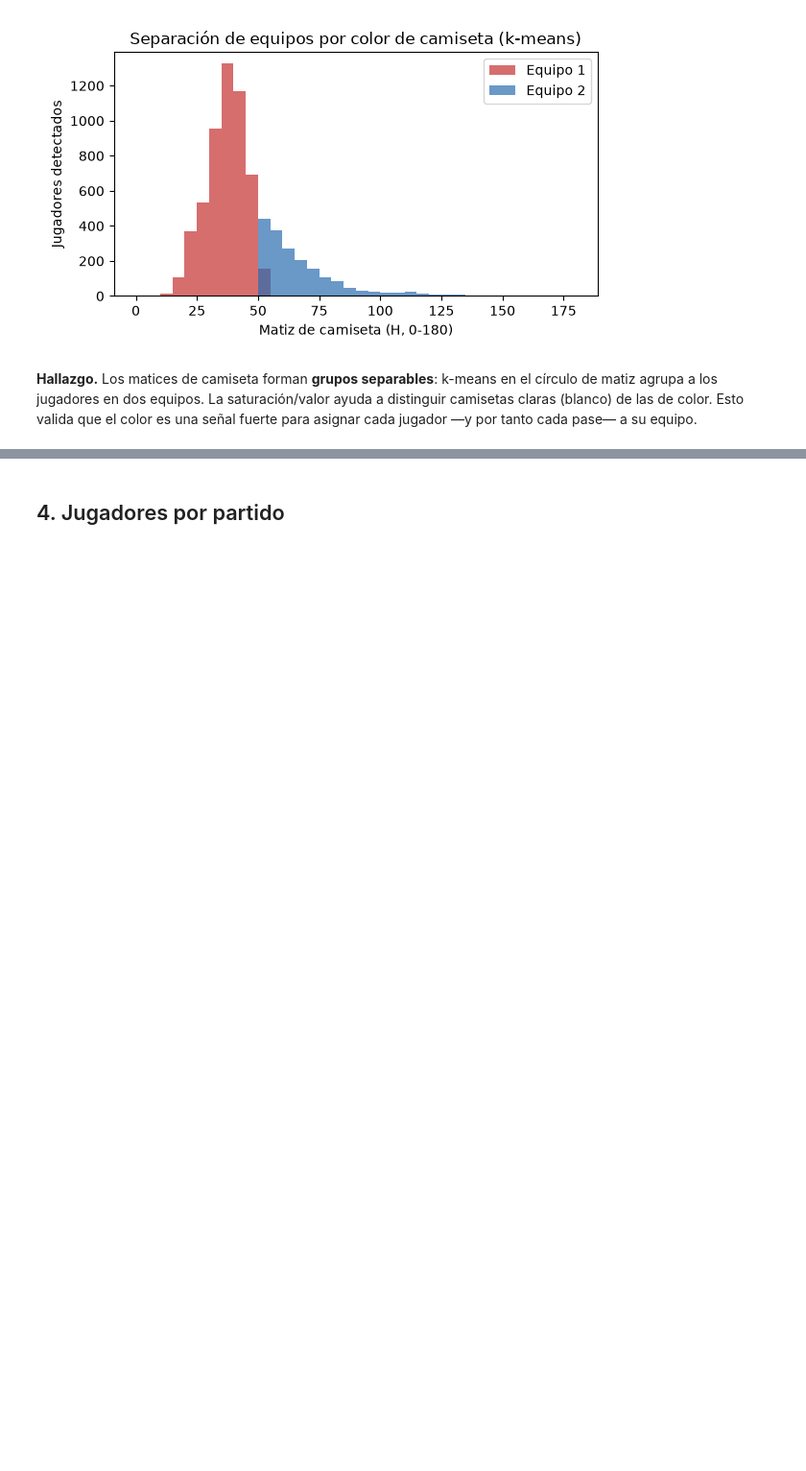
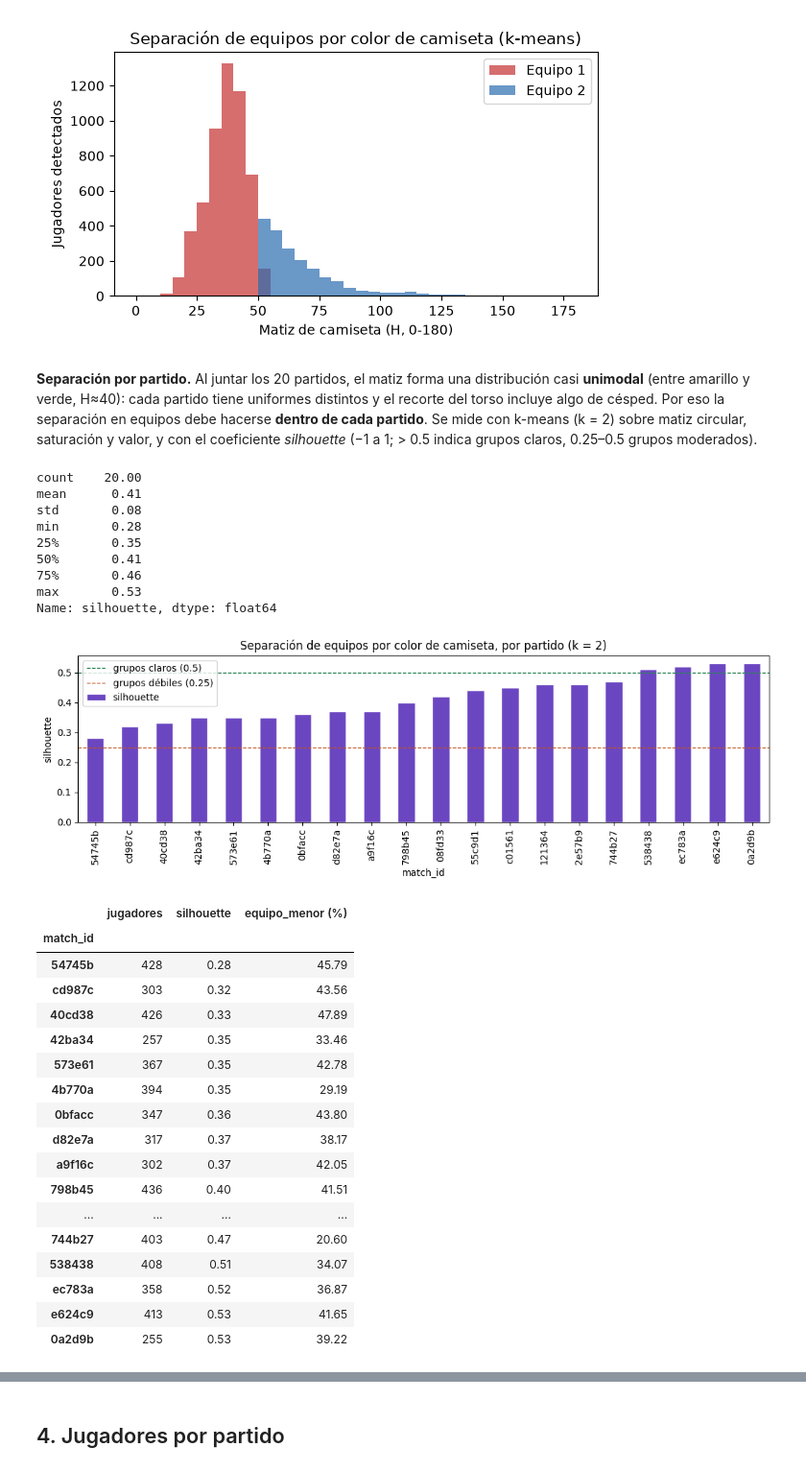
Before and after one commit to nicoCT04/Proyecto2-DataScience, a Jupyter notebook: notebooks/03_deteccion_jugadores_equipos.ipynb, the cells around one changed output, grey strips where cells are left out. Shown at 96% size. Saved outputs shown, nothing was run; the diff lists cells and outputs as text; code cells hidden in the pictures; blank space fills up the shorter version.

Commit message:
Detección: comparación YOLO vs blobs y silhouette de equipos por partido

```diff
--- a/notebooks/03_deteccion_jugadores_equipos.ipynb
+++ b/notebooks/03_deteccion_jugadores_equipos.ipynb
@@ -61,8 +84,67 @@ fig.tight_layout(); fig.savefig('../outputs/13_jersey_hue_hist.png'); plt.show()
 display(Image('../outputs/07_jersey_hue_clusters.png'))
 # %% [output]
 [figure]
-# %% [markdown]
-**Hallazgo.** Los matices de camiseta forman **grupos separables**: k-means en el
-círculo de matiz agrupa a los jugadores en dos equipos. La saturación/valor ayuda a
-distinguir camisetas claras (blanco) de las de color. Esto valida que el color es una
-señal fuerte para asignar cada jugador —y por tanto cada pase— a su equipo.
+# %% [markdown]
+**Separación por partido.** Al juntar los 20 partidos, el matiz forma una distribución
+casi **unimodal** (entre amarillo y verde, H≈40): cada partido tiene uniformes distintos y
+el recorte del torso incluye algo de césped. Por eso la separación en equipos debe
+hacerse **dentro de cada partido**. Se mide con k-means (k = 2) sobre matiz circular,
+saturación y valor, y con el coeficiente *silhouette* (−1 a 1; > 0.5 indica grupos
+claros, 0.25–0.5 grupos moderados).
+# %%
+import warnings
+warnings.filterwarnings('ignore', category=RuntimeWarning)  # avisos numéricos de BLAS en macOS
+from sklearn.cluster import KMeans
+from sklearn.metrics import silhouette_score
+
+def color_feats(d):
+    h = np.deg2rad(d.hue * 2)
+    return np.c_[np.cos(h) * d.sat / 255, np.sin(h) * d.sat / 255, d.val / 255]
+
+rows = []
+for m, d in jer.groupby('match_id'):
+    X = color_feats(d)
+    lab = KMeans(n_clusters=2, n_init=10, random_state=0).fit_predict(X)
+    rows.append({'match_id': m, 'jugadores': len(d),
+                 'silhouette': silhouette_score(X, lab),
+                 'equipo_menor (%)': np.bincount(lab).min() / len(d) * 100})
+sil = pd.DataFrame(rows).set_index('match_id').sort_values('silhouette').round(2)
+print(sil.silhouette.describe().round(2))
+
+fig, ax = plt.subplots(figsize=(11, 3.8))
+sil.silhouette.plot(kind='bar', color='#6b46c1', edgecolor='white', ax=ax)
+ax.axhline(0.5, color='#2f855a', ls='--', lw=1, label='grupos claros (0.5)')
+ax.axhline(0.25, color='#c05621', ls='--', lw=1, label='grupos débiles (0.25)')
+ax.set(ylabel='silhouette', title='Separación de equipos por color de camiseta, por partido (k = 2)')
+ax.legend(loc='upper left')
+fig.tight_layout(); fig.savefig('../outputs/19_team_silhouette.png'); plt.show()
+sil
+# %% [output]
+count    20.00
+mean      0.41
+std       0.08
+min       0.28
+25%       0.35
+50%       0.41
+75%       0.46
+max       0.53
+Name: silhouette, dtype: float64
+[figure, added]
+|  | jugadores | silhouette | equipo_menor (%) |
+| match_id |  |  |  |
+| 54745b | 428 | 0.28 | 45.79 |
+| cd987c | 303 | 0.32 | 43.56 |
+| 40cd38 | 426 | 0.33 | 47.89 |
+| 42ba34 | 257 | 0.35 | 33.46 |
+| 573e61 | 367 | 0.35 | 42.78 |
+| 4b770a | 394 | 0.35 | 29.19 |
+| 0bfacc | 347 | 0.36 | 43.80 |
+| d82e7a | 317 | 0.37 | 38.17 |
+| a9f16c | 302 | 0.37 | 42.05 |
+| 798b45 | 436 | 0.40 | 41.51 |
+| ... | ... | ... | ... |
+| 744b27 | 403 | 0.47 | 20.60 |
+| 538438 | 408 | 0.51 | 34.07 |
+| ec783a | 358 | 0.52 | 36.87 |
+| e624c9 | 413 | 0.53 | 41.65 |
+| 0a2d9b | 255 | 0.53 | 39.22 |
```
Also changed, not shown: parts of 6 cells of this notebook, 4 other files.
